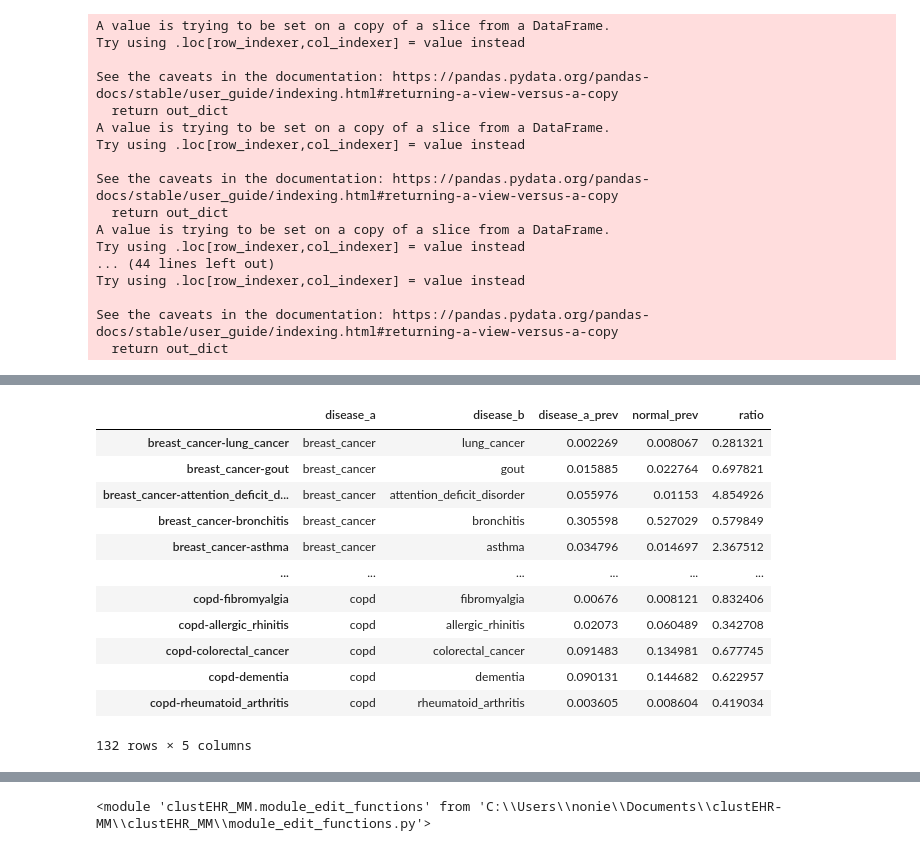
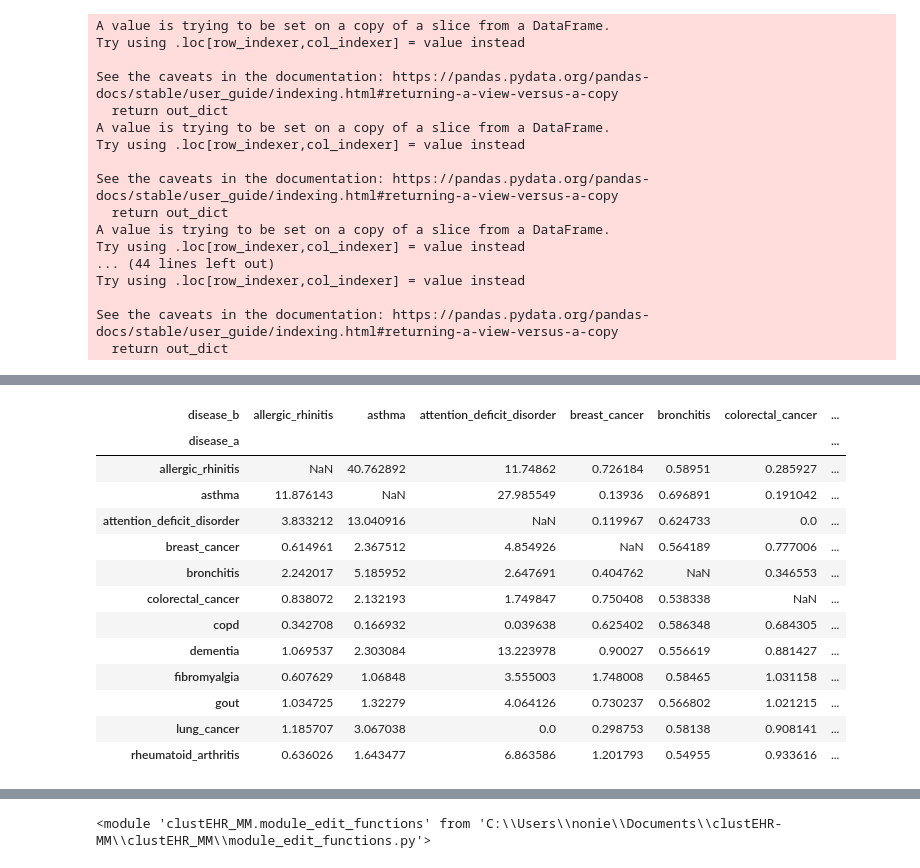
Before and after one commit to nonieA/clustEHR-MM, a Jupyter notebook: clustEHR_MM/testing_modules_creation.ipynb, the cells around one changed output, grey strips where cells are left out. Saved outputs shown, nothing was run; the diff lists cells and outputs as text; code cells hidden in the pictures.

```diff
--- a/clustEHR_MM/testing_modules_creation.ipynb
+++ b/clustEHR_MM/testing_modules_creation.ipynb
@@ -701,13 +701,27 @@ big_pop_res
 # %%
 big_pop_dict = {}
 for i in big_pop_res:
     big_pop_dict.update(i)
 big_pop_dict
 big_pop_calc={k:check_out_put(v,k,pop =25000) for k,v in big_pop_dict.items()}
 big_pop_df = pd.DataFrame(big_pop_calc).T
 big_pop_ratio = big_pop_df[['disease_a','disease_b','ratio']]
 big_pop_ratio.pivot(index = 'disease_a',columns = 'disease_b',values = 'ratio')
-big_pop_df
+# %% [output]
+| disease_b | allergic_rhinitis | asthma | attention_deficit_disorder | breast_cancer | bronchitis | colorectal_cancer | ... |
+| disease_a |  |  |  |  |  |  | ... |
+| allergic_rhinitis | NaN | 40.762892 | 11.74862 | 0.726184 | 0.58951 | 0.285927 | ... |
+| asthma | 11.876143 | NaN | 27.985549 | 0.13936 | 0.696891 | 0.191042 | ... |
+| attention_deficit_disorder | 3.833212 | 13.040916 | NaN | 0.119967 | 0.624733 | 0.0 | ... |
+| breast_cancer | 0.614961 | 2.367512 | 4.854926 | NaN | 0.564189 | 0.777006 | ... |
+| bronchitis | 2.242017 | 5.185952 | 2.647691 | 0.404762 | NaN | 0.346553 | ... |
+| colorectal_cancer | 0.838072 | 2.132193 | 1.749847 | 0.750408 | 0.538338 | NaN | ... |
+| copd | 0.342708 | 0.166932 | 0.039638 | 0.625402 | 0.586348 | 0.684305 | ... |
+| dementia | 1.069537 | 2.303084 | 13.223978 | 0.90027 | 0.556619 | 0.881427 | ... |
+| fibromyalgia | 0.607629 | 1.06848 | 3.555003 | 1.748008 | 0.58465 | 1.031158 | ... |
+| gout | 1.034725 | 1.32279 | 4.064126 | 0.730237 | 0.566802 | 1.021215 | ... |
+| lung_cancer | 1.185707 | 3.067038 | 0.0 | 0.298753 | 0.58138 | 0.908141 | ... |
+| rheumatoid_arthritis | 0.636026 | 1.643477 | 6.863586 | 1.201793 | 0.54955 | 0.933616 | ... |
 # %%
 big_pop = [multi_module(
     disease_a = i,
@@ -718,17 +732 @@ big_pop = [multi_module(
 ) for i in mod_list]
-# %%
-importlib.reload(mef)
-# %% [output]
-|  | disease_a | disease_b | disease_a_prev | normal_prev | ratio |
-| breast_cancer-lung_cancer | breast_cancer | lung_cancer | 0.002269 | 0.008067 | 0.281321 |
-| breast_cancer-gout | breast_cancer | gout | 0.015885 | 0.022764 | 0.697821 |
-| breast_cancer-attention_deficit_d... | breast_cancer | attention_deficit_disorder | 0.055976 | 0.01153 | 4.854926 |
-| breast_cancer-bronchitis | breast_cancer | bronchitis | 0.305598 | 0.527029 | 0.579849 |
-| breast_cancer-asthma | breast_cancer | asthma | 0.034796 | 0.014697 | 2.367512 |
-| ... | ... | ... | ... | ... | ... |
-| copd-fibromyalgia | copd | fibromyalgia | 0.00676 | 0.008121 | 0.832406 |
-| copd-allergic_rhinitis | copd | allergic_rhinitis | 0.02073 | 0.060489 | 0.342708 |
-| copd-colorectal_cancer | copd | colorectal_cancer | 0.091483 | 0.134981 | 0.677745 |
-| copd-dementia | copd | dementia | 0.090131 | 0.144682 | 0.622957 |
-| copd-rheumatoid_arthritis | copd | rheumatoid_arthritis | 0.003605 | 0.008604 | 0.419034 |
-132 rows × 5 columns
```
Also changed, not shown: parts of 7 cells of this notebook, 4 other files.
